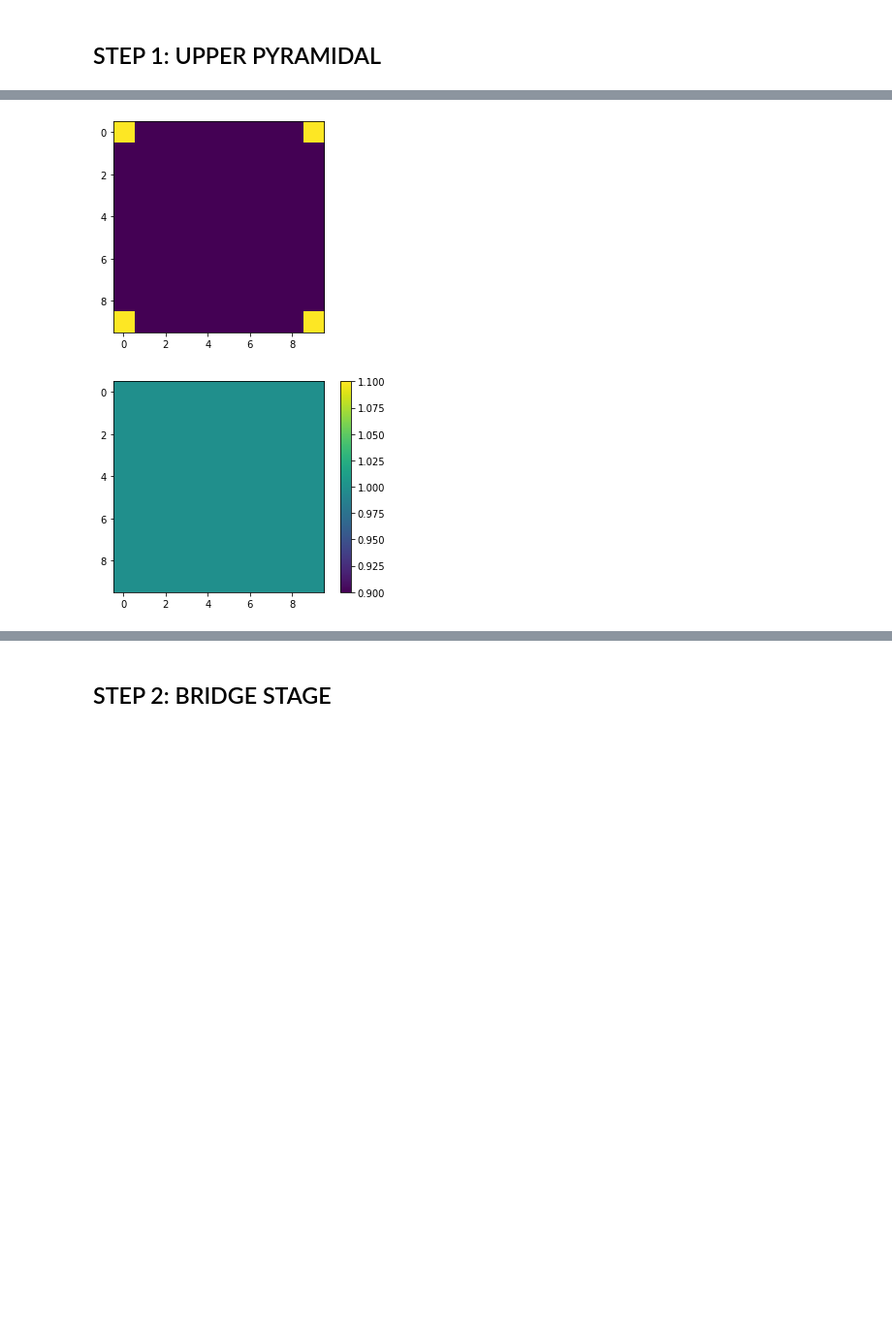
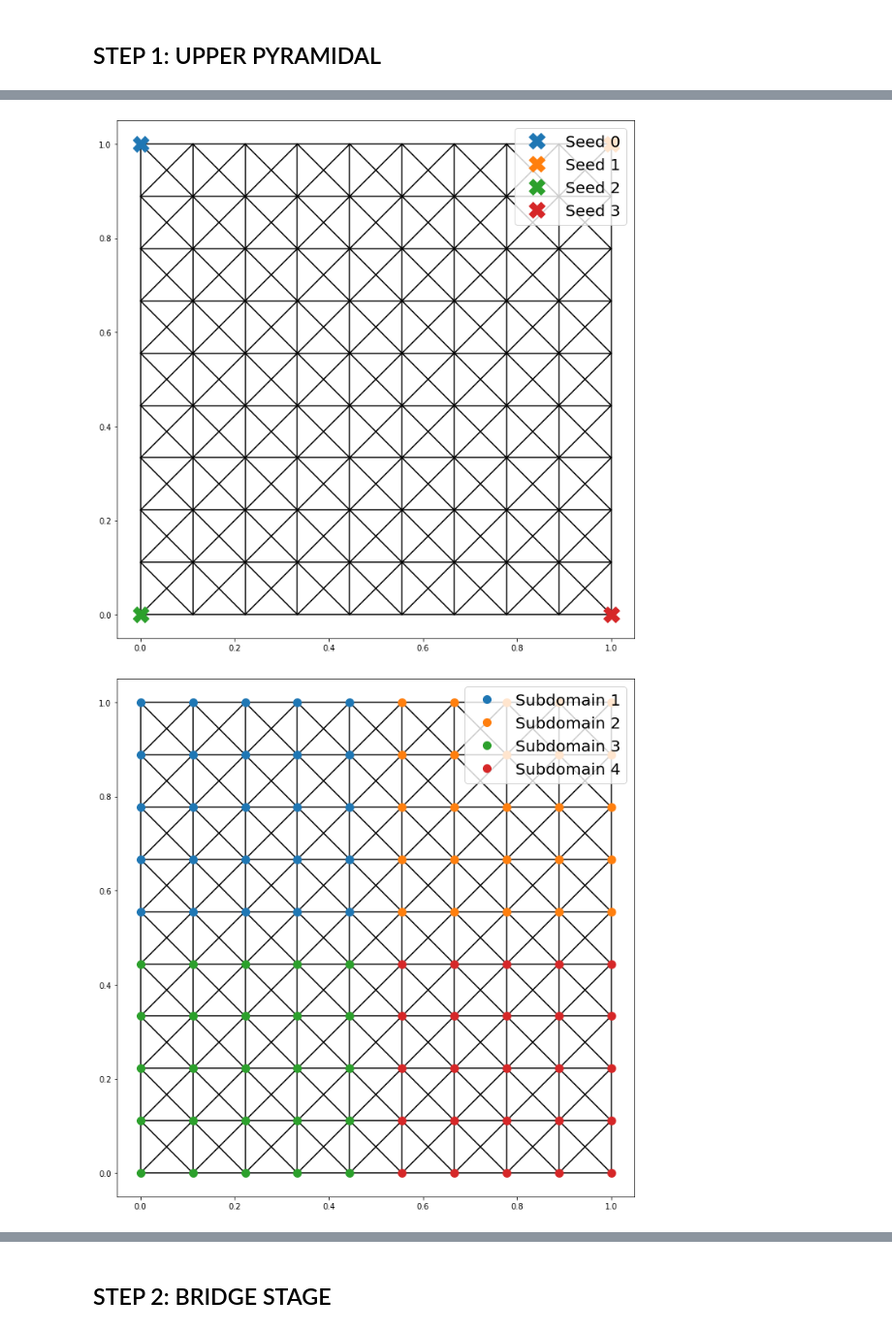
Before and after one commit to moislam1221/parallel-stencil-unstructured, a Jupyter notebook: Swept with advance clean.ipynb, the cells around one changed output, grey strips where cells are left out. Shown at 97% size. Saved outputs shown, nothing was run; the diff lists cells and outputs as text; code cells hidden in the pictures; blank space fills up the shorter version.

Commit message:
Added the ability to plot and save figures to Google Drive for the square and airfoil cases

```diff
--- a/Swept with advance clean.ipynb
+++ b/Swept with advance clean.ipynb
@@ -3,3 +3,4 @@
 # %%
 from google.colab import drive
 drive.mount('/content/gdrive')
+BASE_PATH = "/content/gdrive/My Drive/Swept_Advance_Unstructured"
@@ -1036,23 +1079,47 @@ def lowerPyramidal(neighbors, groundLevel):
 # Initialization
 
 # Define mesh settings
+
 # Check if we want to run airfoil mesh
 airfoilMeshFlag = False
+airfoilFineFlag = False
+
 # If not, we want to run square mesh. The following parameters are important then
 N = 10
 nSubdomains = 4
 periodicFlag = False
 diagonalLinksFlag = True
 
-#  Should we run mimicking parallel?
+# Should we run mimicking parallel?
 PARALLEL_FLAG = True
+
+# Should we save figures
+saveFiguresFlag = False
 # %%
 # Create the neighbors structure based on inputs
 if airfoilMeshFlag == True:
     # Load mat file
-    mat = scipy.io.loadmat('mesh_airfoil_coarse.mat')
+    if airfoilFineFlag == True:
+        mat = scipy.io.loadmat('mesh_airfoil_fine.mat')
+    else:
+        mat = scipy.io.loadmat('mesh_airfoil_coarse.mat')
     xy = mat['p']
     edges = tri2edg(mat['t']) - 1
     neighbors = createAirfoilNeighbors()
 else:
     neighbors = create2Dneighbors(N, periodic=periodicFlag, diagonalLinks=diagonalLinksFlag)
+    xy = coordinatesRectangle(N)
+    edges = neighborsToEdgesRectangle(N)
+
+# Create subfolders if we want to save plots
+if saveFiguresFlag == True:
+    if airfoilMeshFlag == True:
+        if airfoilFineFlag == True:
+            subPath = 'airfoil_fine_seeds' + str(nSubdomains)
+        else:
+            subPath = 'airfoil_coarse_seeds' + str(nSubdomains)
+    else:
+        subPath = 'squares_N' + str(N) + '_seeds' + str(nSubdomains)
+    folderPath = BASE_PATH + '/' + subPath
+    if os.path.isdir(folderPath) == False:
+        os.mkdir(folderPath)
@@ -1062,7 +1147,7 @@ else:
 ## STAGE 1: UPPER PYRAMIDAL MAIN ##
 
 # Find the far apart seeds
-seeds = findSeedsApart(neighbors, nSubdomains)
+seeds = findSeedsApart(neighbors, nSubdomains, nTrials=2000)
 if airfoilMeshFlag == True:
     plotSeedsAirfoil(seeds)
 else:
@@ -1090,15 +1175,8 @@ else:
     iIter, territories, stopper, fronts = advance(seeds, 0, groundLevel)
     groundLevel = frontsToGroundLevel(fronts)
 
-# Final Visualization
-if airfoilMeshFlag == True:
-    plotSeedsAirfoil(seeds)
-    plotTerritoriesAirfoil(territorySetUpperPyramidal)
-    plotGroundLevelAirfoil(groundLevel)
-else:
-    plotSeeds(seeds, N)
-    plotTerritories(territorySetUpperPyramidal, N)
-    plotGroundLevel(groundLevel, N)
+# Final Visualization and save files if desired
+visualizeAndSaveUpperPyramidal(seeds, territorySetUpperPyramidal, groundLevel, airfoilMeshFlag, saveFlag = saveFiguresFlag)
 
 # Print out information pertaining to the upper pyramidal step
 numSubdomainsUpperPyramidal = len(territorySetUpperPyramidal)
@@ -1114,7 +1200,7 @@ There are 4 subdomains/processors/GPU blocks in this step
 Subdomain 0- DOFs are: {64, 70, 71, 72, 73, 74, 80, 81, 82, 83, 84, 90, 91, 92, 93, 94, 50, 51, 52, 53, 54, 60, 61, 62, 63}
 Subdomain 1- DOFs are: {55, 57, 56, 58, 59, 65, 66, 67, 68, 69, 76, 75, 77, 78, 79, 85, 86, 87, 88, 89, 95, 96, 97, 98, 99}
 Subdomain 2- DOFs are: {0, 1, 2, 3, 4, 10, 11, 12, 13, 14, 20, 21, 22, 23, 24, 30, 31, 32, 33, 34, 40, 42, 41, 43, 44}
 Subdomain 3- DOFs are: {5, 6, 7, 8, 9, 15, 16, 17, 18, 19, 25, 26, 27, 28, 29, 35, 36, 37, 38, 39, 45, 46, 49, 48, 47}
 [figure]
-[figure, old version]
+[figure, new version]
-[figure, old version]
+[figure, new version]
```
Also changed, not shown: parts of 22 cells of this notebook.
